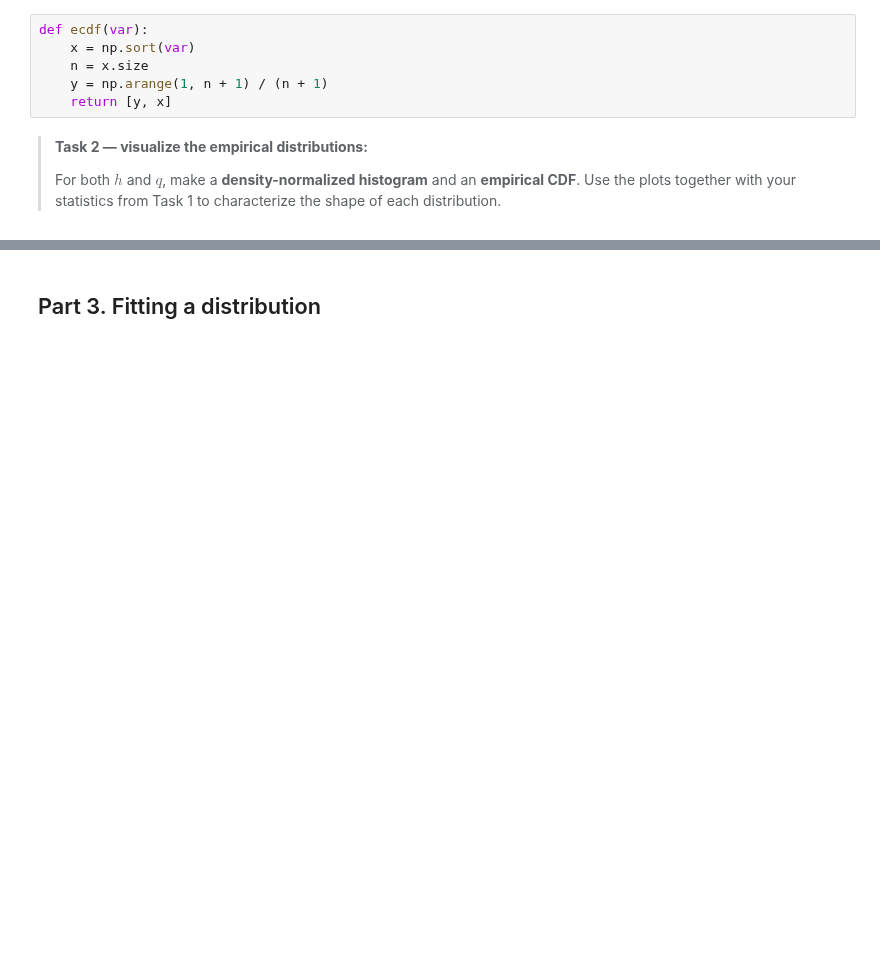
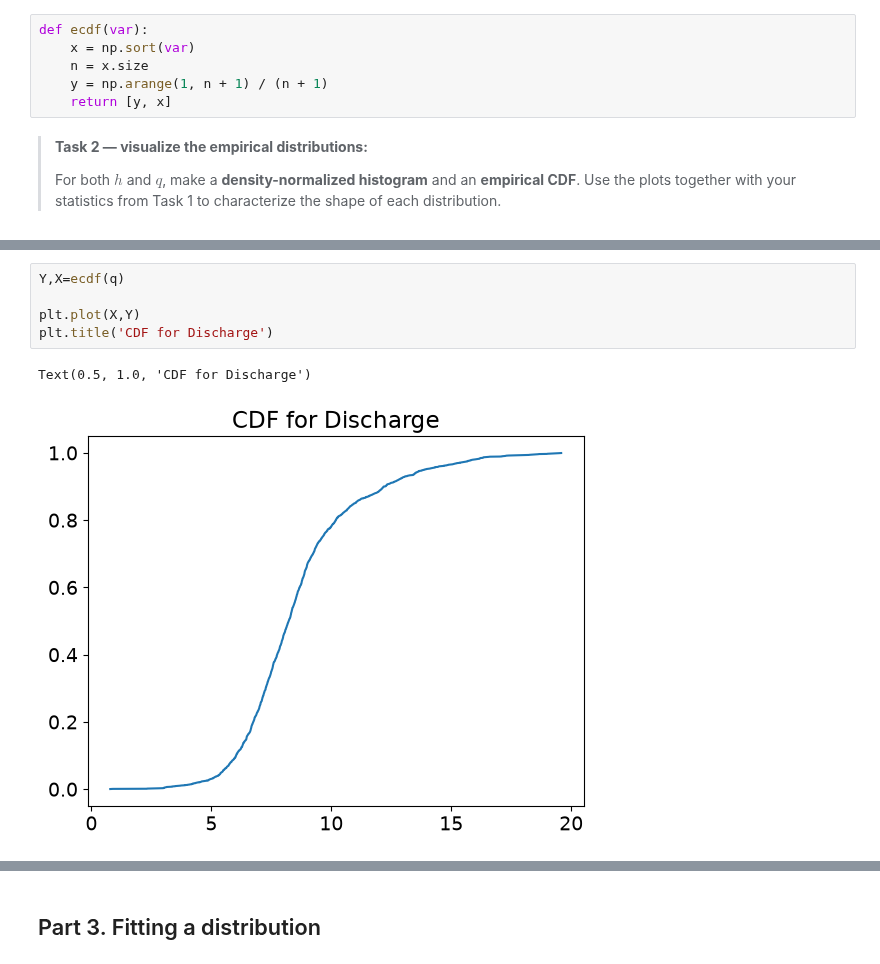
Before and after one commit to prajwalabc/GA1.4, a Jupyter notebook: GA_1.4.ipynb, the cells around one changed output, grey strips where cells are left out. Drawn from its saved outputs; the diff is of its cells as text; blank space fills up the shorter version.

```diff
--- a/GA_1.4.ipynb
+++ b/GA_1.4.ipynb
@@ -89,0 +131,8 @@ def ecdf(var):
+# %%
+Y,X=ecdf(q)
+
+plt.plot(X,Y)
+plt.title('CDF for Discharge')
+# %% [output]
+Text(0.5, 1.0, 'CDF for Discharge')
+[figure, added]
```
Also changed, not shown: parts of 13 cells of this notebook.
